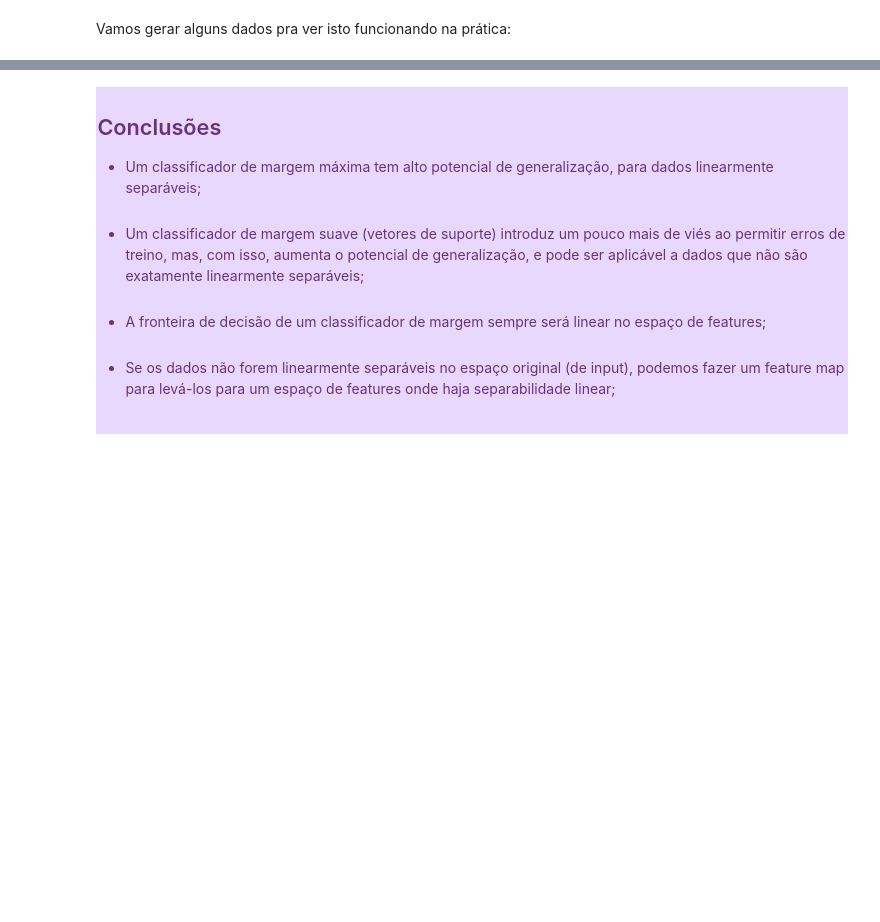
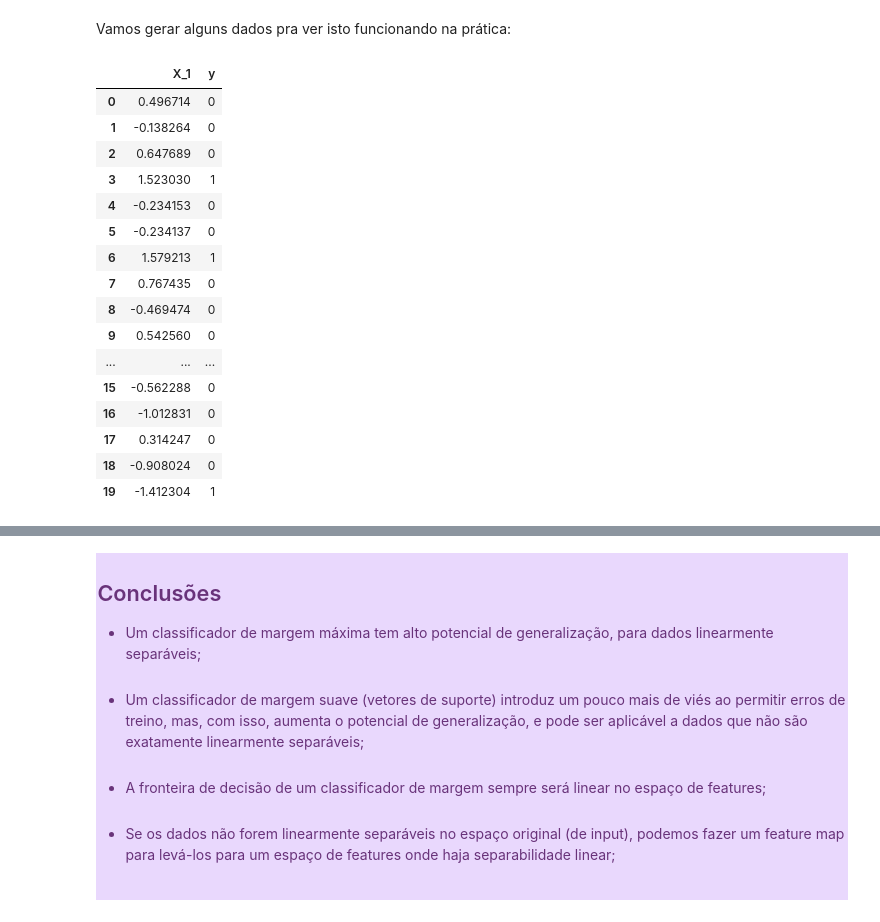
Before and after one commit to remarchese/DS_turma815, a Jupyter notebook: ML2/Aula02/Aula 2 - SVM.ipynb, the cells around one changed output, grey strips where cells are left out. Saved outputs shown, nothing was run; the diff lists cells and outputs as text; code cells hidden in the pictures; blank space fills up the shorter version.

```diff
--- a/ML2/Aula02/Aula 2 - SVM.ipynb
+++ b/ML2/Aula02/Aula 2 - SVM.ipynb
@@ -214,2 +217,30 @@ Muito legal, não é mesmo?
 # %% [markdown]
 Vamos gerar alguns dados pra ver isto funcionando na prática:
+# %%
+np.random.seed(42)
+
+data = {'X_1': np.random.normal(0, 1, 20)}
+
+df = pd.DataFrame(data)
+
+df['y'] = df['X_1'].apply(lambda x: 1 if abs(x) > 1.1 else 0)
+
+df
+# %% [output]
+|  | X_1 | y |
+| 0 | 0.496714 | 0 |
+| 1 | -0.138264 | 0 |
+| 2 | 0.647689 | 0 |
+| 3 | 1.523030 | 1 |
+| 4 | -0.234153 | 0 |
+| 5 | -0.234137 | 0 |
+| 6 | 1.579213 | 1 |
+| 7 | 0.767435 | 0 |
+| 8 | -0.469474 | 0 |
+| 9 | 0.542560 | 0 |
+| ... | ... | ... |
+| 15 | -0.562288 | 0 |
+| 16 | -1.012831 | 0 |
+| 17 | 0.314247 | 0 |
+| 18 | -0.908024 | 0 |
+| 19 | -1.412304 | 1 |
```
Also changed, not shown: parts of 10 cells of this notebook.
